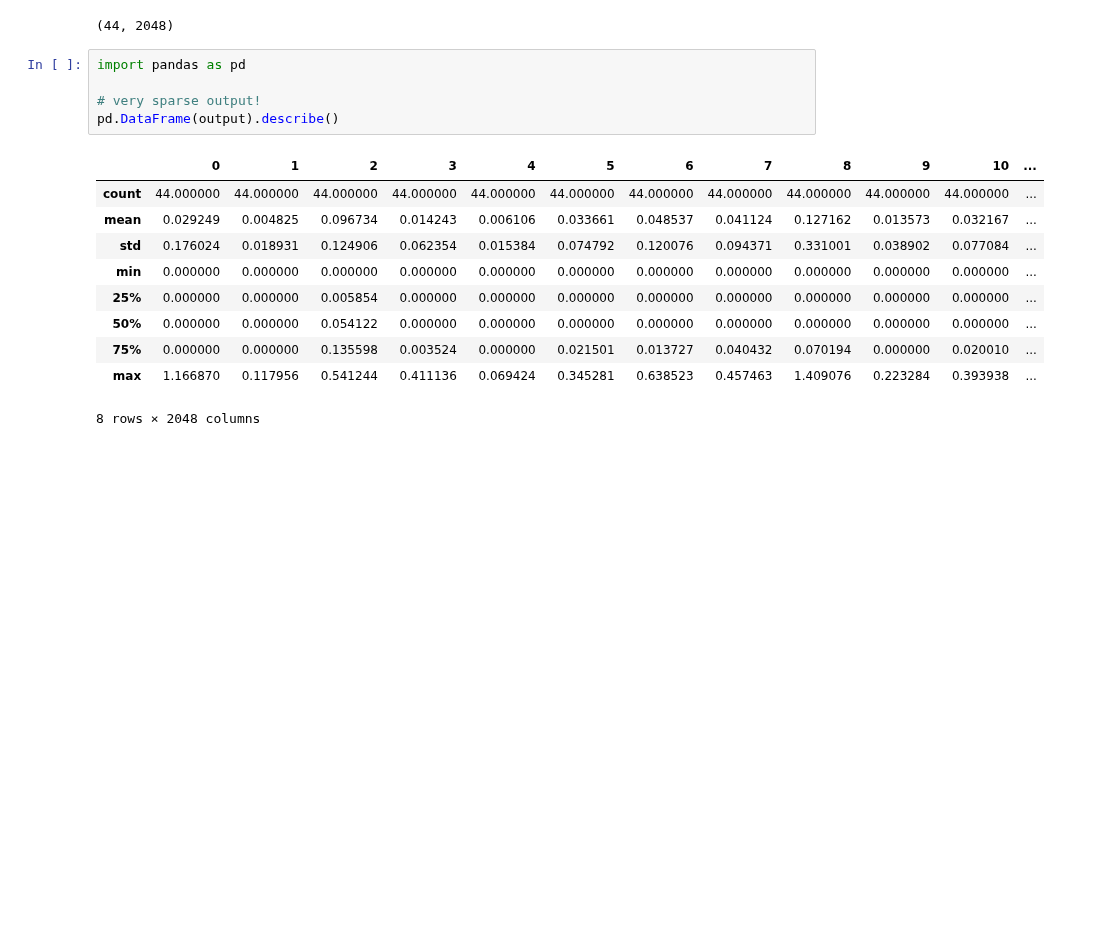
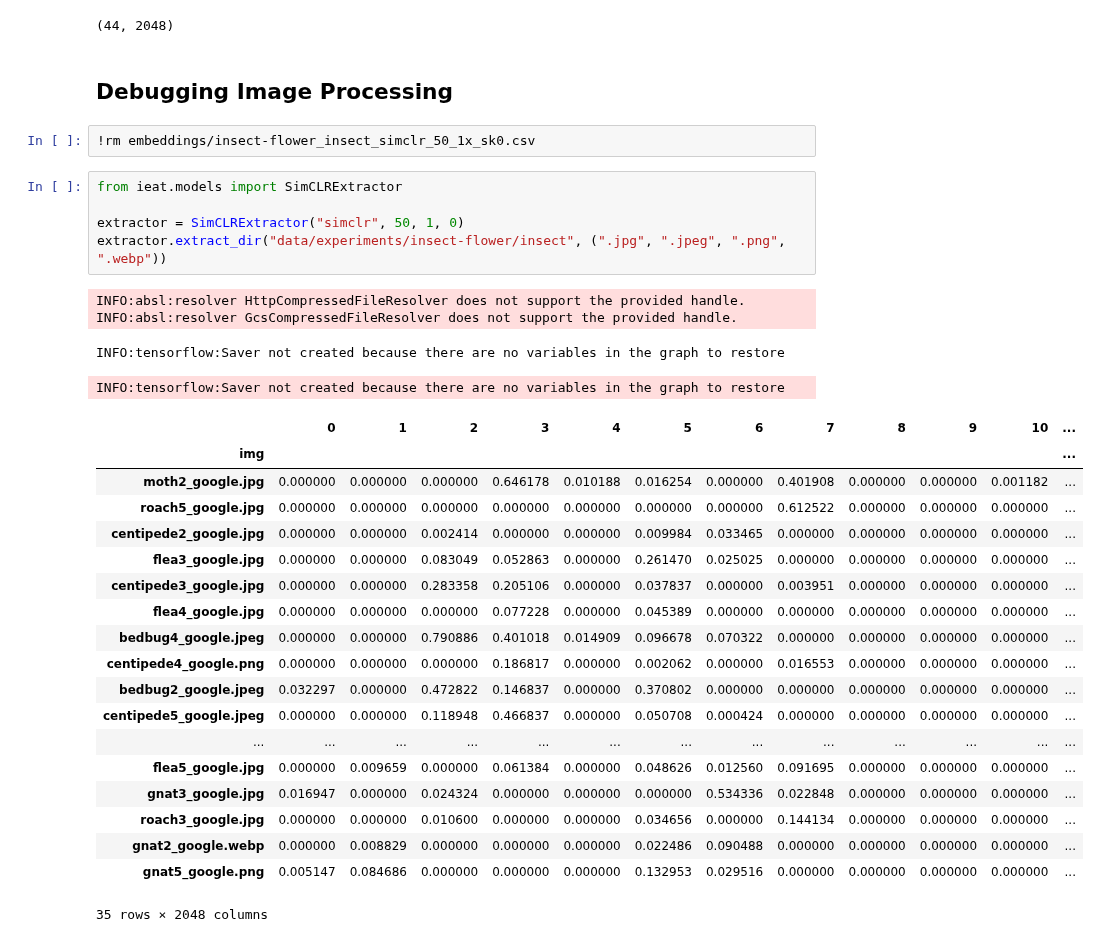
Before and after one commit to ryansteed/ieat, a Jupyter notebook: notebooks/simclr.ipynb, the cells around one changed output. Saved outputs shown, nothing was run; the diff lists cells and outputs as text; blank space fills up the shorter version.

Commit message:
:bug: Debugged processing error

```diff
--- a/notebooks/simclr.ipynb
+++ b/notebooks/simclr.ipynb
@@ -77,19 +99,36 @@ output = sess.run(key, {images_t: images})
 output['default'].shape
 # %% [output]
 (44, 2048)
-# %%
-import pandas as pd
-
-# very sparse output!
-pd.DataFrame(output).describe()
-# %% [output]
-|  | 0 | 1 | 2 | 3 | 4 | 5 | 6 | 7 | 8 | 9 | 10 | ... |
-| count | 44.000000 | 44.000000 | 44.000000 | 44.000000 | 44.000000 | 44.000000 | 44.000000 | 44.000000 | 44.000000 | 44.000000 | 44.000000 | ... |
-| mean | 0.029249 | 0.004825 | 0.096734 | 0.014243 | 0.006106 | 0.033661 | 0.048537 | 0.041124 | 0.127162 | 0.013573 | 0.032167 | ... |
-| std | 0.176024 | 0.018931 | 0.124906 | 0.062354 | 0.015384 | 0.074792 | 0.120076 | 0.094371 | 0.331001 | 0.038902 | 0.077084 | ... |
-| min | 0.000000 | 0.000000 | 0.000000 | 0.000000 | 0.000000 | 0.000000 | 0.000000 | 0.000000 | 0.000000 | 0.000000 | 0.000000 | ... |
-| 25% | 0.000000 | 0.000000 | 0.005854 | 0.000000 | 0.000000 | 0.000000 | 0.000000 | 0.000000 | 0.000000 | 0.000000 | 0.000000 | ... |
-| 50% | 0.000000 | 0.000000 | 0.054122 | 0.000000 | 0.000000 | 0.000000 | 0.000000 | 0.000000 | 0.000000 | 0.000000 | 0.000000 | ... |
-| 75% | 0.000000 | 0.000000 | 0.135598 | 0.003524 | 0.000000 | 0.021501 | 0.013727 | 0.040432 | 0.070194 | 0.000000 | 0.020010 | ... |
-| max | 1.166870 | 0.117956 | 0.541244 | 0.411136 | 0.069424 | 0.345281 | 0.638523 | 0.457463 | 1.409076 | 0.223284 | 0.393938 | ... |
-8 rows × 2048 columns
+# %% [markdown]
+## Debugging Image Processing
+# %%
+!rm embeddings/insect-flower_insect_simclr_50_1x_sk0.csv
+# %%
+from ieat.models import SimCLRExtractor
+
+extractor = SimCLRExtractor("simclr", 50, 1, 0)
+extractor.extract_dir("data/experiments/insect-flower/insect", (".jpg", ".jpeg", ".png", ".webp"))
+# %% [output]
+INFO:absl:resolver HttpCompressedFileResolver does not support the provided handle.
+INFO:absl:resolver GcsCompressedFileResolver does not support the provided handle.
+INFO:tensorflow:Saver not created because there are no variables in the graph to restore
+INFO:tensorflow:Saver not created because there are no variables in the graph to restore
+|  | 0 | 1 | 2 | 3 | 4 | 5 | 6 | 7 | 8 | 9 | 10 | ... |
+| img |  |  |  |  |  |  |  |  |  |  |  | ... |
+| moth2_google.jpg | 0.000000 | 0.000000 | 0.000000 | 0.646178 | 0.010188 | 0.016254 | 0.000000 | 0.401908 | 0.000000 | 0.000000 | 0.001182 | ... |
+| roach5_google.jpg | 0.000000 | 0.000000 | 0.000000 | 0.000000 | 0.000000 | 0.000000 | 0.000000 | 0.612522 | 0.000000 | 0.000000 | 0.000000 | ... |
+| centipede2_google.jpg | 0.000000 | 0.000000 | 0.002414 | 0.000000 | 0.000000 | 0.009984 | 0.033465 | 0.000000 | 0.000000 | 0.000000 | 0.000000 | ... |
+| flea3_google.jpg | 0.000000 | 0.000000 | 0.083049 | 0.052863 | 0.000000 | 0.261470 | 0.025025 | 0.000000 | 0.000000 | 0.000000 | 0.000000 | ... |
+| centipede3_google.jpg | 0.000000 | 0.000000 | 0.283358 | 0.205106 | 0.000000 | 0.037837 | 0.000000 | 0.003951 | 0.000000 | 0.000000 | 0.000000 | ... |
+| flea4_google.jpg | 0.000000 | 0.000000 | 0.000000 | 0.077228 | 0.000000 | 0.045389 | 0.000000 | 0.000000 | 0.000000 | 0.000000 | 0.000000 | ... |
+| bedbug4_google.jpeg | 0.000000 | 0.000000 | 0.790886 | 0.401018 | 0.014909 | 0.096678 | 0.070322 | 0.000000 | 0.000000 | 0.000000 | 0.000000 | ... |
+| centipede4_google.png | 0.000000 | 0.000000 | 0.000000 | 0.186817 | 0.000000 | 0.002062 | 0.000000 | 0.016553 | 0.000000 | 0.000000 | 0.000000 | ... |
+| bedbug2_google.jpeg | 0.032297 | 0.000000 | 0.472822 | 0.146837 | 0.000000 | 0.370802 | 0.000000 | 0.000000 | 0.000000 | 0.000000 | 0.000000 | ... |
+| centipede5_google.jpeg | 0.000000 | 0.000000 | 0.118948 | 0.466837 | 0.000000 | 0.050708 | 0.000424 | 0.000000 | 0.000000 | 0.000000 | 0.000000 | ... |
+| ... | ... | ... | ... | ... | ... | ... | ... | ... | ... | ... | ... | ... |
+| flea5_google.jpg | 0.000000 | 0.009659 | 0.000000 | 0.061384 | 0.000000 | 0.048626 | 0.012560 | 0.091695 | 0.000000 | 0.000000 | 0.000000 | ... |
+| gnat3_google.jpg | 0.016947 | 0.000000 | 0.024324 | 0.000000 | 0.000000 | 0.000000 | 0.534336 | 0.022848 | 0.000000 | 0.000000 | 0.000000 | ... |
+| roach3_google.jpg | 0.000000 | 0.000000 | 0.010600 | 0.000000 | 0.000000 | 0.034656 | 0.000000 | 0.144134 | 0.000000 | 0.000000 | 0.000000 | ... |
+| gnat2_google.webp | 0.000000 | 0.008829 | 0.000000 | 0.000000 | 0.000000 | 0.022486 | 0.090488 | 0.000000 | 0.000000 | 0.000000 | 0.000000 | ... |
+| gnat5_google.png | 0.005147 | 0.084686 | 0.000000 | 0.000000 | 0.000000 | 0.132953 | 0.029516 | 0.000000 | 0.000000 | 0.000000 | 0.000000 | ... |
+35 rows × 2048 columns
```
Also changed, not shown: parts of 4 cells of this notebook.
